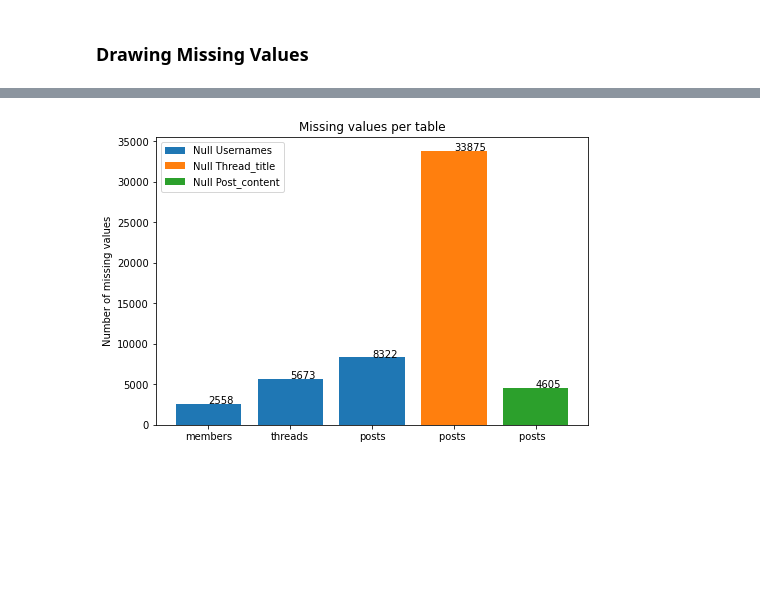
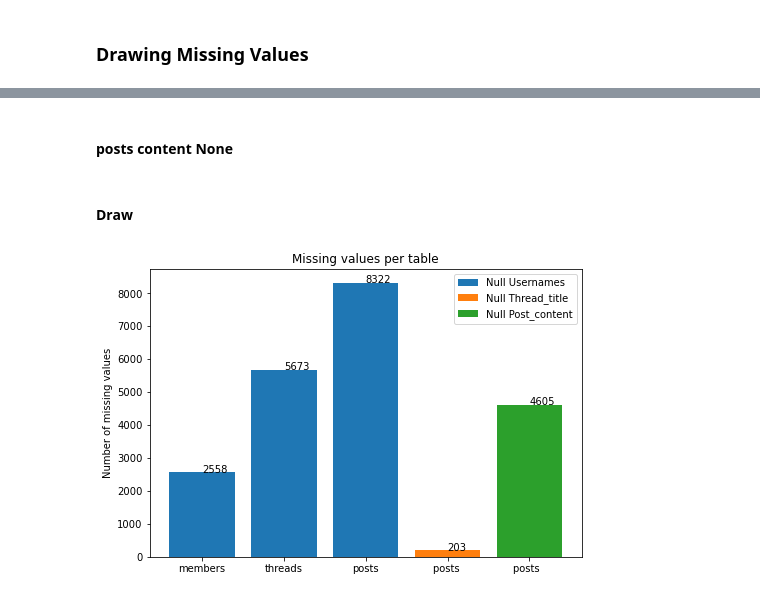
Before and after one commit to fmorenovr/crimepy, a Jupyter notebook: notebooks/CrimeBB/3_Preprocessing_Data.ipynb, the cells around one changed output, grey strips where cells are left out. Drawn from its saved outputs; the diff is of its cells as text; code cells hidden in the pictures; blank space fills up the shorter version.

```diff
--- a/notebooks/CrimeBB/3_Preprocessing_Data.ipynb
+++ b/notebooks/CrimeBB/3_Preprocessing_Data.ipynb
@@ -303,26 +197,38 @@ crimebb_df.to_csv(f"{CSV_PROCESSED}crimeBB_{YEAR}.csv", sep='\t', index=False)
+# %%
+threads_no_none_users_df = threads_df[ (threads_df["username"].str.lower()!="none") & (~threads_df["username"].isna()) ].copy().drop_duplicates()
+# %%
+none_threads_title = threads_no_none_users_df[threads_no_none_users_df["thread_title"].isna()]
+# %% [markdown]
+#### posts content None
+# %%
+posts_no_none_users_df = posts_df[ (posts_df["username"].str.lower()!="none") & (~posts_df["username"].isna()) ].copy().drop_duplicates()
+# %%
+none_posts_content = posts_no_none_users_df[posts_no_none_users_df["content"].isna()]
+# %% [markdown]
+#### Draw
 # %%
 import matplotlib.pyplot as plt
 
 legends_ = ["members", "threads", "posts"]
-values_ = [len(none_members), len(none_threads), len(none_posts)]
+values_ = [len(none_members_users), len(none_threads_users), len(none_posts_users)]
 
 fig = plt.figure()
 ax = fig.add_axes([0,0,1,1])
 ax.bar(legends_,values_, label='Null Usernames')
 for x,y,p in zip(legends_, values_, values_):
   plt.text(x, y, p)
 
-ax.bar(["posts "], [len(crimebb_df[crimebb_df["thread_title"].isna()])], label='Null Thread_title')
-for x,y,p in zip(["posts "], [len(crimebb_df[crimebb_df["thread_title"].isna()])], [len(crimebb_df[crimebb_df["thread_title"].isna()])]):
+ax.bar(["posts "], [len(none_threads_title)], label='Null Thread_title')
+for x,y,p in zip(["posts "], [len(none_threads_title)], [len(none_threads_title)]):
   plt.text(x, y, p)
 
-ax.bar(["posts  "], [len(crimebb_df[crimebb_df["content"].isna()])], label='Null Post_content')
-for x,y,p in zip(["posts  "], [len(crimebb_df[crimebb_df["content"].isna()])], [len(crimebb_df[crimebb_df["content"].isna()])]):
+ax.bar(["posts  "], [len(none_posts_content)], label='Null Post_content')
+for x,y,p in zip(["posts  "], [len(none_posts_content)], [len(none_posts_content)]):
   plt.text(x, y, p)
 
 ax.legend()
 ax.set_title("Missing values per table")
 ax.set_ylabel("Number of missing values")
 plt.show()
 # %% [output]
-[figure, old version]
+[figure, new version]
```
Also changed, not shown: parts of 18 cells of this notebook, 2 other files.
